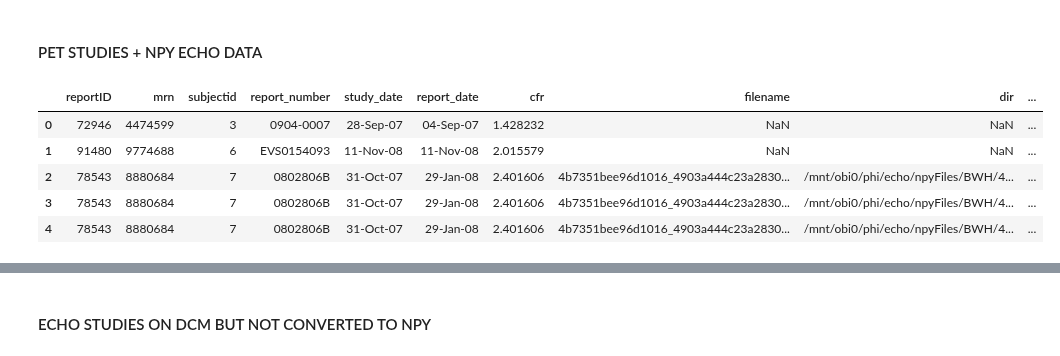
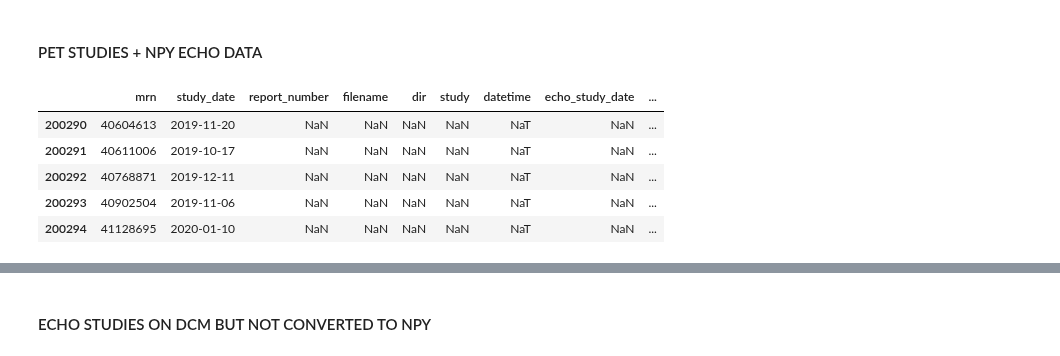
Before and after one commit to awerdich/werdich-cfr, a Jupyter notebook: notebooks/echo_pet_compare.ipynb, the cells around one changed output, grey strips where cells are left out. Drawn from its saved outputs; the diff is of its cells as text; code cells hidden in the pictures.

```diff
--- a/notebooks/echo_pet_compare.ipynb
+++ b/notebooks/echo_pet_compare.ipynb
@@ -8,3 +8,8 @@ import pandas as pd
 pd.set_option('display.max_rows', 500)
 pd.set_option('display.max_columns', 50)
 pd.set_option('display.width', 1000)
+# %%
+cfr_data_root = os.path.normpath('/mnt/obi0/andreas/data/cfr')
+cfr_meta_date = '200202'
+meta_dir = os.path.join(cfr_data_root, 'metadata_'+cfr_meta_date)
+print(meta_dir)
@@ -12,7 +19,6 @@ pd.set_option('display.width', 1000)
 #### PET REPORTS ####
 # %%
 # PET REPORTS
-cfr_data_root = os.path.normpath('/mnt/obi0/andreas/data/cfr')
 pet_reports_file = os.path.join(cfr_data_root, '210_getStressTest.xlsx')
 pet_df = pd.read_excel(pet_reports_file)
 keep_cols = ['reportID', 'mrn', 'subjectid', 'report_number', 'study_date', 'report_date', 'cfr']
@@ -26,6 +32,12 @@ print('Unique cfr values: {}'.format(len(pet.cfr.unique())))
 
 # Lets keep only a few columns
 pet.head()
+
+# Additional PET studies MRNs
+pet_studies_needed = os.path.join(cfr_data_root, 'pet_studies_needed.txt')
+pet_df_needed = pd.read_csv(pet_studies_needed, sep = '\t', header = None)
+pet_df_needed.columns = ['mrn', 'study_date']
+pet_df_2 = pet_df.merge(right = pet_df_needed, on = ['mrn', 'study_date'], how = 'outer')
 # %% [output]
 Number of reports: 3350
 Unique patients:   3072
@@ -38,0 +45,3 @@ Unique cfr values: 3414
+# %%
+pet_df_3 = pet_df_2[['mrn', 'study_date', 'report_number']].groupby('mrn').first().\
+            reset_index(drop = False)
@@ -39,8 +63,8 @@ Unique cfr values: 3414
 # %% [markdown]
 #### NPY ECHO DATA ####
 # %%
-echo_files_name = 'echo_npyFiles_BWH.parquet'
-echo = pd.read_parquet(os.path.join(cfr_data_root, echo_files_name))
+echo_files_name = 'echo_npyFiles_BWH_'+cfr_meta_date+'.parquet'
+echo = pd.read_parquet(os.path.join(meta_dir, echo_files_name))
 echo = echo.astype({'mrn': 'int64'})
 echo = echo.assign(echo_study_date = echo.datetime.dt.date,
                    echo_study_time = echo.datetime.dt.time)
@@ -63,15 +87,15 @@ Unique patients:     11846
 # %% [markdown]
 #### PET STUDIES + NPY ECHO DATA ####
 # %%
-pet_echo = pet.merge(right = echo, on = 'mrn', how = 'left')
-pet_echo.head()
+pet_echo = pet_df_3.merge(right = echo, on = 'mrn', how = 'left')
+pet_echo.tail()
 # %% [output]
-|  | reportID | mrn | subjectid | report_number | study_date | report_date | cfr | filename | dir | ... |
-| 0 | 72946 | 4474599 | 3 | 0904-0007 | 28-Sep-07 | 04-Sep-07 | 1.428232 | NaN | NaN | ... |
-| 1 | 91480 | 9774688 | 6 | EVS0154093 | 11-Nov-08 | 11-Nov-08 | 2.015579 | NaN | NaN | ... |
-| 2 | 78543 | 8880684 | 7 | 0802806B | 31-Oct-07 | 29-Jan-08 | 2.401606 | 4b7351bee96d1016_4903a444c23a2830... | /mnt/obi0/phi/echo/npyFiles/BWH/4... | ... |
-| 3 | 78543 | 8880684 | 7 | 0802806B | 31-Oct-07 | 29-Jan-08 | 2.401606 | 4b7351bee96d1016_4903a444c23a2830... | /mnt/obi0/phi/echo/npyFiles/BWH/4... | ... |
-| 4 | 78543 | 8880684 | 7 | 0802806B | 31-Oct-07 | 29-Jan-08 | 2.401606 | 4b7351bee96d1016_4903a444c23a2830... | /mnt/obi0/phi/echo/npyFiles/BWH/4... | ... |
+|  | mrn | study_date | report_number | filename | dir | study | datetime | echo_study_date | ... |
+| 200290 | 40604613 | 2019-11-20 | NaN | NaN | NaN | NaN | NaT | NaN | ... |
+| 200291 | 40611006 | 2019-10-17 | NaN | NaN | NaN | NaN | NaT | NaN | ... |
+| 200292 | 40768871 | 2019-12-11 | NaN | NaN | NaN | NaN | NaT | NaN | ... |
+| 200293 | 40902504 | 2019-11-06 | NaN | NaN | NaN | NaN | NaT | NaN | ... |
+| 200294 | 41128695 | 2020-01-10 | NaN | NaN | NaN | NaN | NaT | NaN | ... |
 # %%
 # Filter pet studies with current echo
 pet_echo_nofiles = pet_echo.loc[pet_echo.filename.isnull()].reset_index(drop = True)
```
Also changed, not shown: parts of 21 cells of this notebook, 7 other files.
